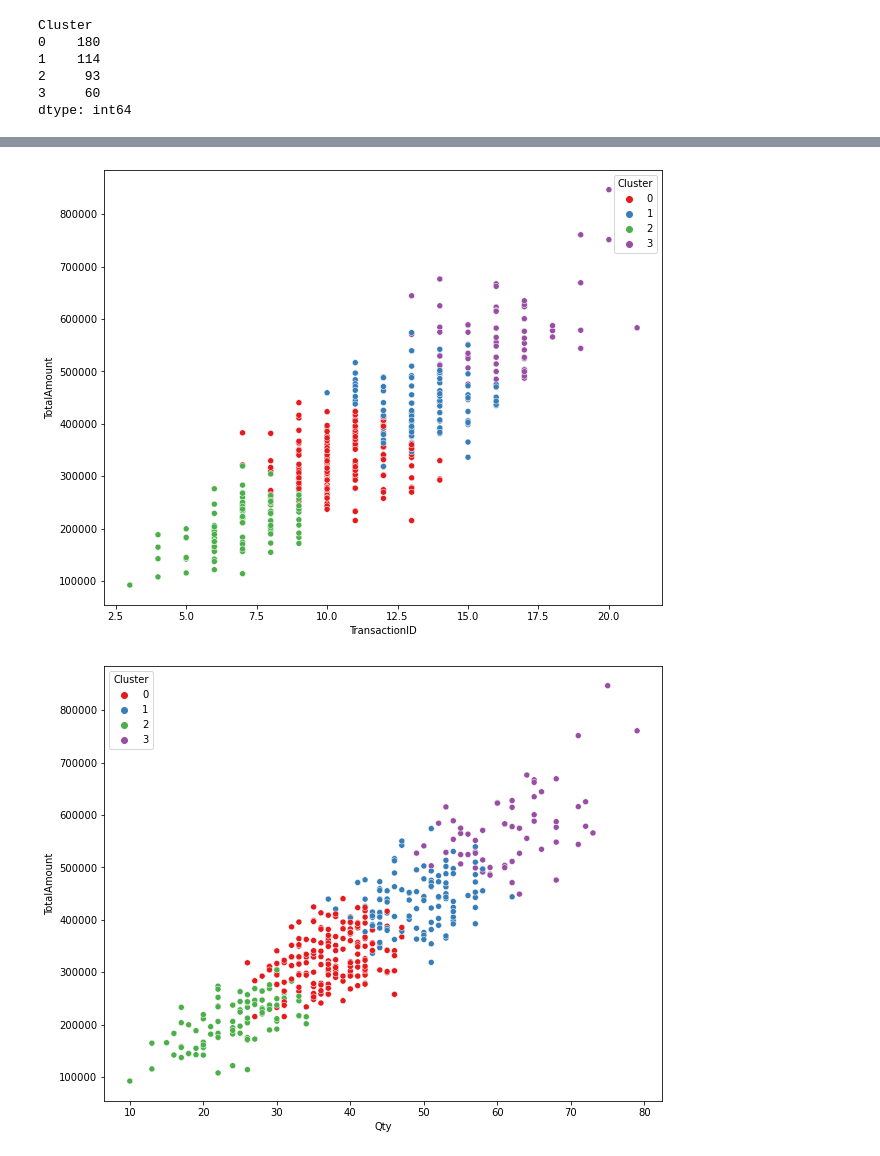
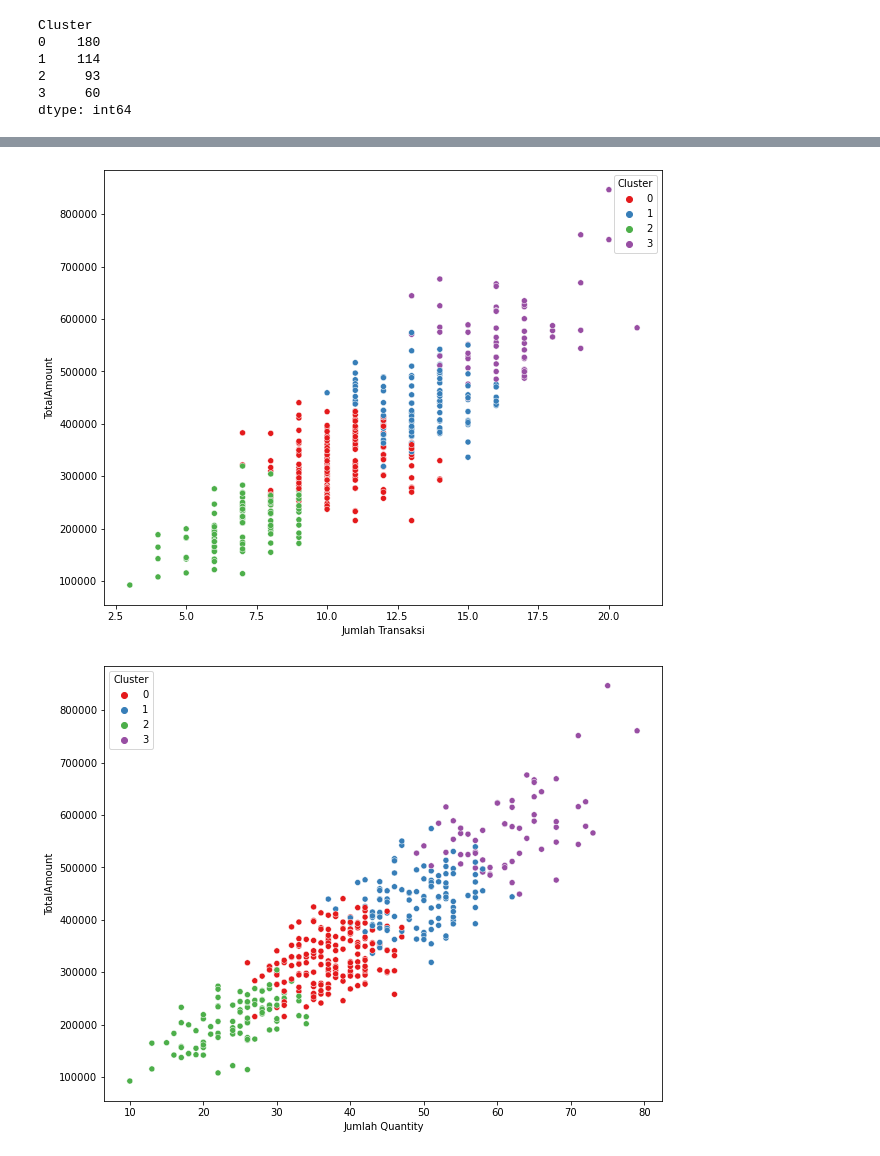
Before and after one commit to Krioha/kalbe-vix, a Jupyter notebook: Case Study Michael.ipynb, the cells around one changed output, grey strips where cells are left out. Cells and saved outputs as stored; diff of their text form; code cells hidden in the pictures.

```diff
--- a/Case Study Michael.ipynb
+++ b/Case Study Michael.ipynb
@@ -697,12 +698,14 @@ plt.show()
 # %%
 plt.figure(figsize=(10,8))
 sns.scatterplot(data=cluster_data, x='TransactionID', y='TotalAmount', hue='Cluster', palette='Set1')
+plt.xlabel('Jumlah Transaksi')
 plt.show()
 # %% [output]
-[figure, old version]
+[figure, new version]
 # %%
 plt.figure(figsize=(10,8))
 sns.scatterplot(data=cluster_data, x='Qty', y='TotalAmount', hue='Cluster', palette='Set1')
+plt.xlabel('Jumlah Quantity')
 plt.show()
 # %% [output]
-[figure, old version]
+[figure, new version]
```
Also changed, not shown: parts of 2 cells of this notebook.
